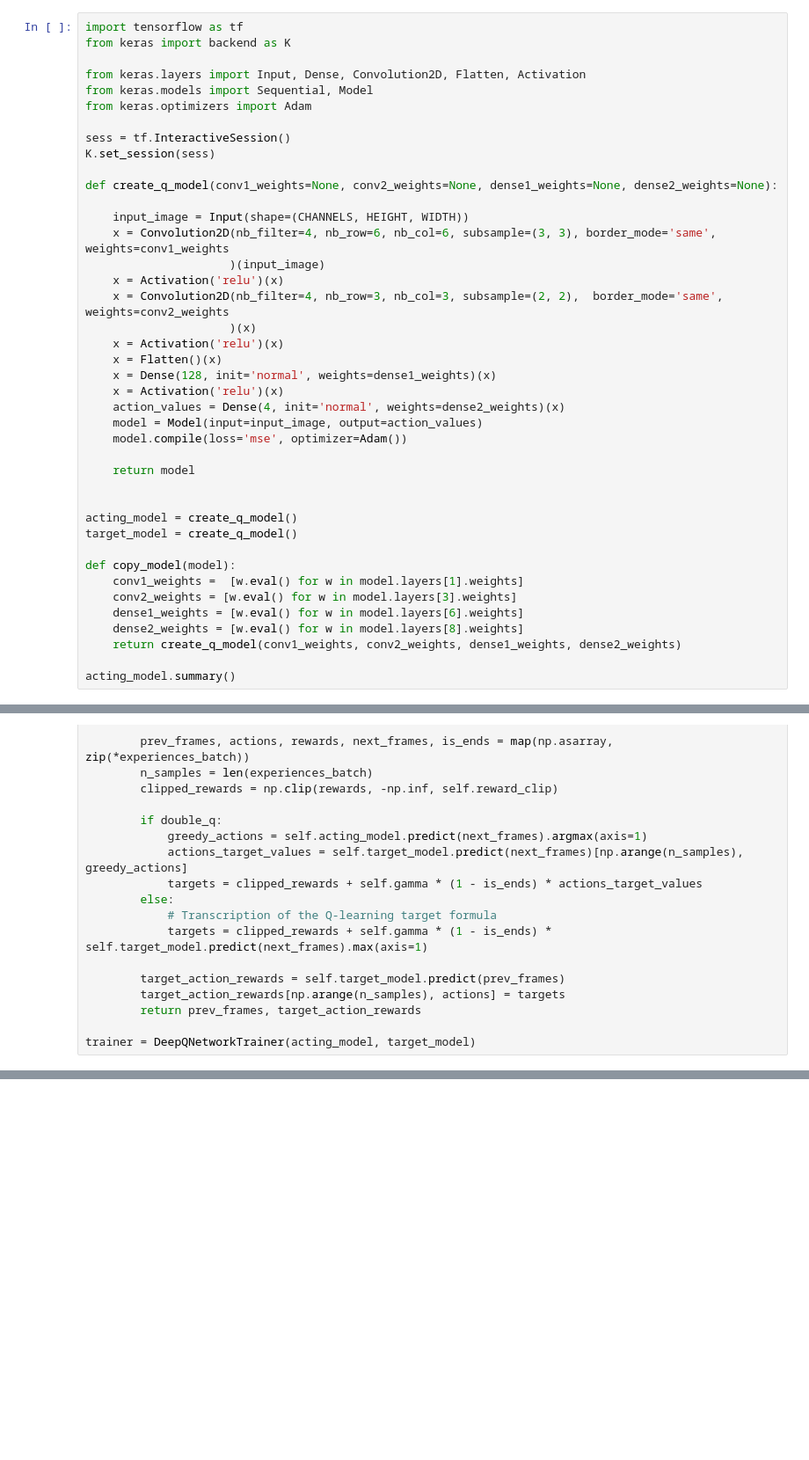
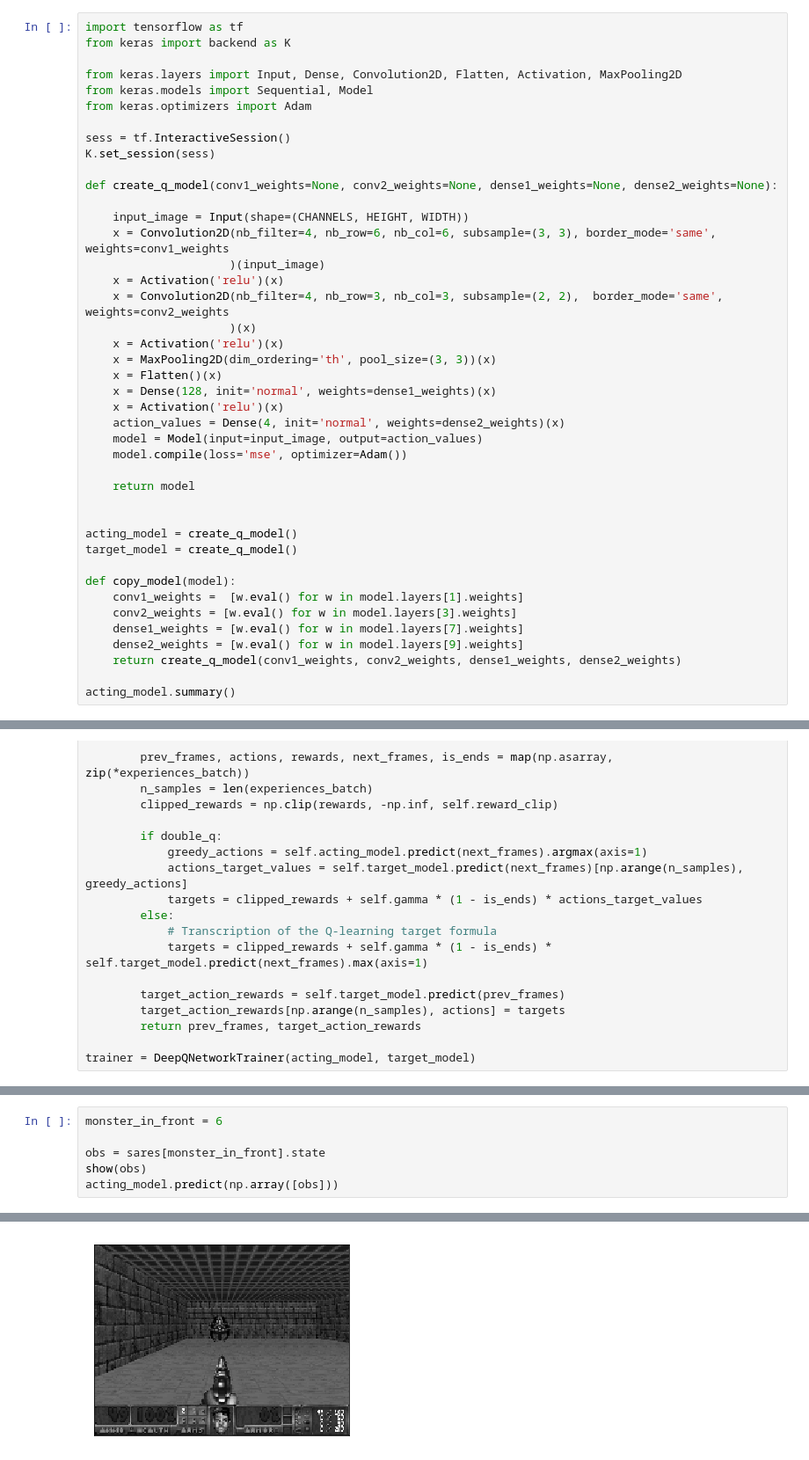
Before and after one commit to pilipolio/rl-study, a Jupyter notebook: DoomBasic_final.ipynb, the cells around one changed output, grey strips where cells are left out. Shown at 88% size. Saved outputs shown, nothing was run; the diff lists cells and outputs as text; blank space fills up the shorter version.

```diff
--- a/DoomBasic_final.ipynb
+++ b/DoomBasic_final.ipynb
@@ -88,7 +88,7 @@ dqn = DenseLayer(dqn, num_units=128, nonlinearity=rectify, W=HeUniform("relu"),
 import tensorflow as tf
 from keras import backend as K
 
-from keras.layers import Input, Dense, Convolution2D, Flatten, Activation
+from keras.layers import Input, Dense, Convolution2D, Flatten, Activation, MaxPooling2D
 from keras.models import Sequential, Model
 from keras.optimizers import Adam
 
@@ -104,6 +104,7 @@ def create_q_model(conv1_weights=None, conv2_weights=None, dense1_weights=None,
     x = Convolution2D(nb_filter=4, nb_row=3, nb_col=3, subsample=(2, 2),  border_mode='same', weights=conv2_weights
                      )(x)
     x = Activation('relu')(x)
+    x = MaxPooling2D(dim_ordering='th', pool_size=(3, 3))(x)
     x = Flatten()(x)
     x = Dense(128, init='normal', weights=dense1_weights)(x)
     x = Activation('relu')(x)
@@ -120,8 +121,8 @@ target_model = create_q_model()
 def copy_model(model):
     conv1_weights =  [w.eval() for w in model.layers[1].weights]
     conv2_weights = [w.eval() for w in model.layers[3].weights]
-    dense1_weights = [w.eval() for w in model.layers[6].weights]
-    dense2_weights = [w.eval() for w in model.layers[8].weights]
+    dense1_weights = [w.eval() for w in model.layers[7].weights]
+    dense2_weights = [w.eval() for w in model.layers[9].weights]
     return create_q_model(conv1_weights, conv2_weights, dense1_weights, dense2_weights)
 
 acting_model.summary()
@@ -412,0 +399,7 @@ episode 590 with 70 steps, -420 reward and #actions [32 32  4  2]
+# %%
+monster_in_front = 6
+
+obs = sares[monster_in_front].state
+show(obs)
+acting_model.predict(np.array([obs]))
+# %% [output]
@@ -412,0 +407 @@ episode 590 with 70 steps, -420 reward and #actions [32 32  4  2]
+[figure, added]
```
Also changed, not shown: parts of 10 cells of this notebook.
